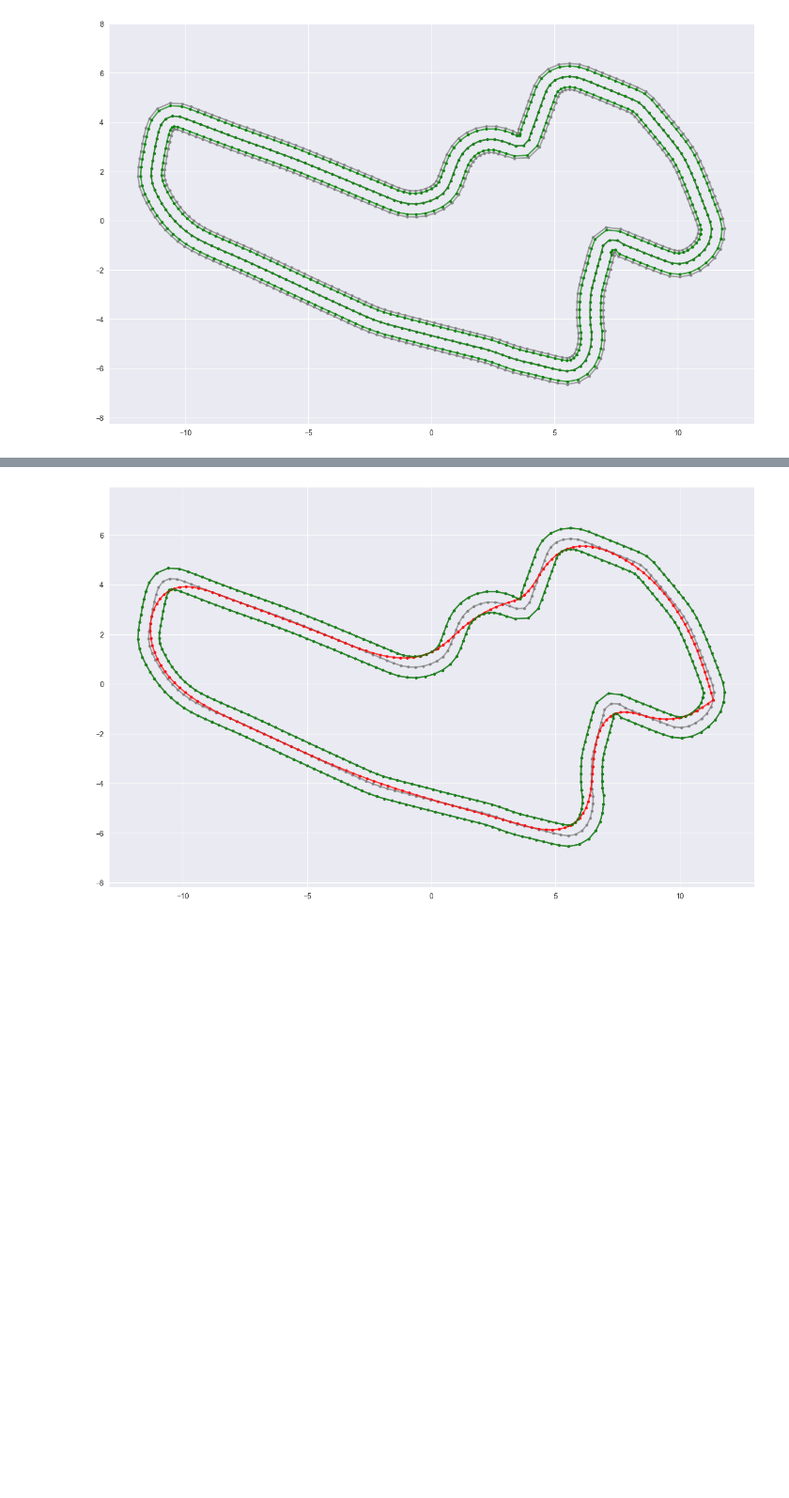
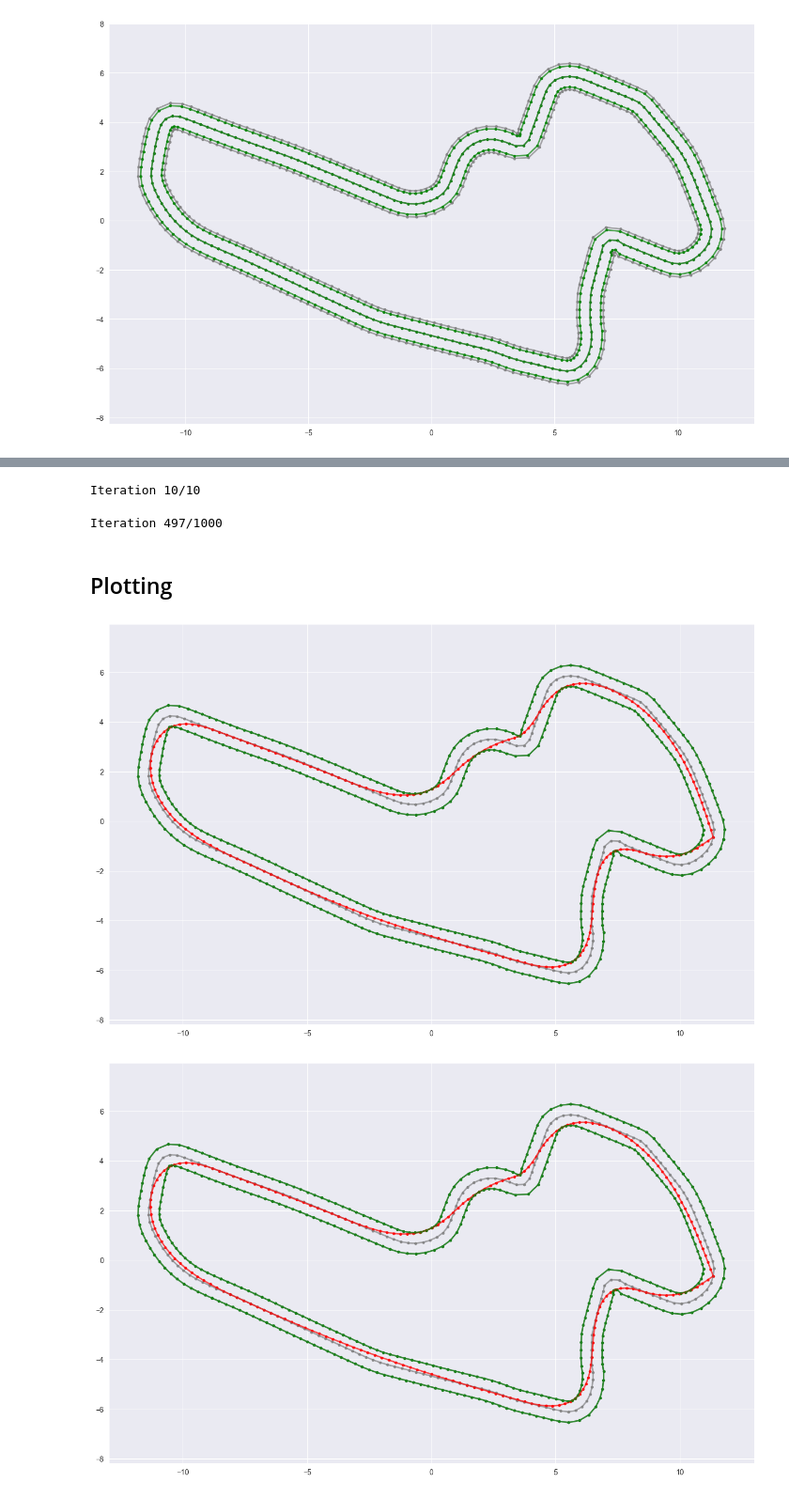
Before and after one commit to scscodes/dr2024, a Jupyter notebook: notebooks/Optimized_Race_Line.ipynb, the cells around one changed output, grey strips where cells are left out. Shown at 94% size. Cells and saved outputs as stored; diff of their text form; code cells hidden in the pictures; blank space fills up the shorter version.

```diff
--- a/notebooks/Optimized_Race_Line.ipynb
+++ b/notebooks/Optimized_Race_Line.ipynb
@@ -208,3 +215,24 @@ def improve_race_line(old_line, inner_border, outer_border):
         #print((new_line[i], new_xi))
         new_line[i] = new_xi
     return new_line
+
+def generate_new_race_line(line_iterations=LINE_ITERATIONS, base_line=def_center, inner_boundary=red_inner, outer_boundary=red_outer):
+    """
+    Establish track constraints and basis for calculating new race lines. Iterate through plot/line values to create an optimized outcome.
+    :param line_iterations: # of times to scan and iterate over the entire track
+    :param base_line: sliced waypoints; basis for setting the 'outer' boundary in calculations
+    :param inner_boundary: sliced points; maximum inner border/boundary in calculation
+    :param outer_boundary: sliced points; maximum outer border/boundary in calculation
+    :return: array of tuples, optimized race line
+    """
+    target_line = copy.deepcopy(base_line[:-1])  # slice, rm last item, which is later re-added to complete the loop
+    for i in range(line_iterations):
+        target_line = improve_race_line(target_line, inner_boundary, outer_boundary)
+        if i % 20 == 0: print(f"Iteration {i}/{line_iterations}", end="\r", flush=True)
+
+    optimized_race_line = np.append(target_line, [target_line[0]], axis=0)
+    print("Provided : Optimized Race Line Comparison Summary")
+    print("These should be the same: ", (base_line.shape, optimized_race_line.shape))
+    print(".. Original centerline length: %0.2f" % LineString(def_center).length)
+    print(".. New race line length: %0.2f" % LineString(optimized_race_line).length)
+    return optimized_race_line
@@ -229,0 +241,2 @@ New race line length: 58.13
+# %%
+orl_2k = generate_new_race_line(line_iterations=2000, base_line=def_center, inner_boundary=red_inner, outer_boundary=red_outer)
@@ -229,0 +416,8 @@ New race line length: 58.13
+# %%
+r_orl = iterative_race_line_optimization_with_convergence(def_center, red_inner, red_outer, max_iterations=10)
+# %% [output]
+Iteration 10/10
+# %%
+r_orl_1k = iterative_race_line_optimization_with_convergence(def_center, red_inner, red_outer, max_iterations=1000)
+# %% [output]
+Iteration 497/1000
@@ -230 +430,12 @@ New race line length: 58.13
+# %% [markdown]
+## Plotting
+# %%
+# Plot optimized race line
+fig = plt.figure(1, figsize=(16, 10))
+ax = fig.add_subplot(111)
+plt.axis('equal')
+plot_track(ax, def_center, red_inner, red_outer, 'gray')
+plot_track(ax, orl_2k, red_inner, red_outer, 'green', True)
+# %% [output]
+[figure, added]
 # %%
```
Also changed, not shown: parts of 16 cells of this notebook.
